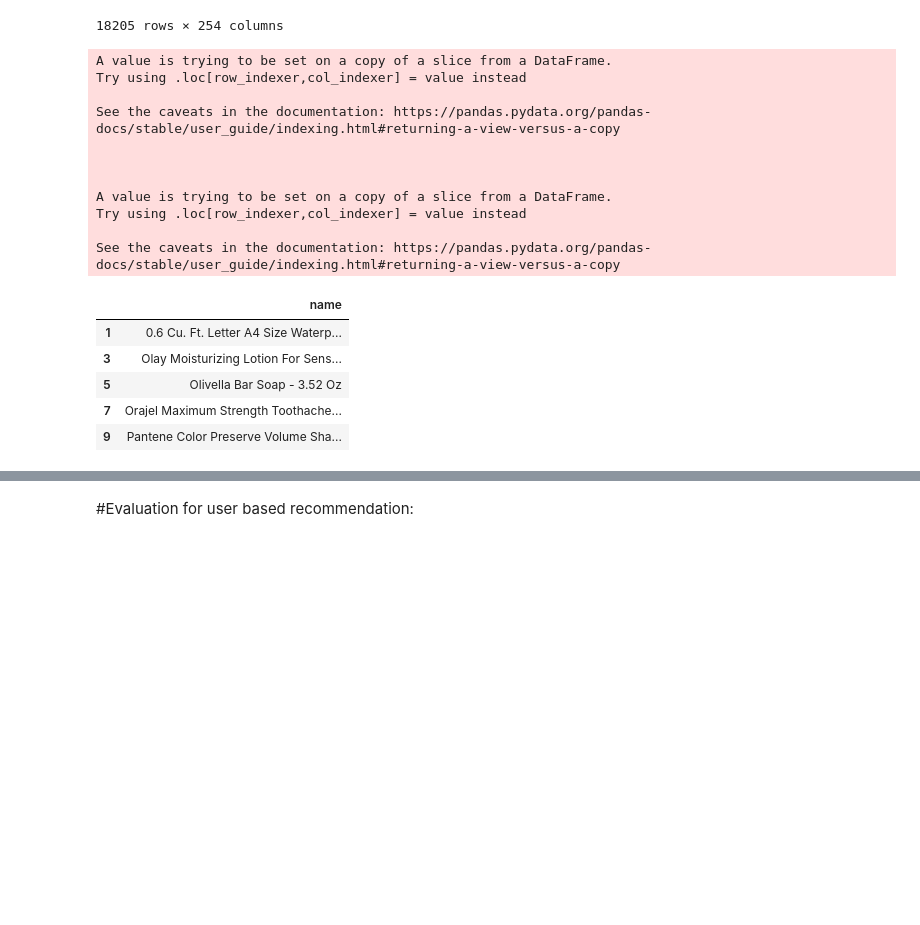
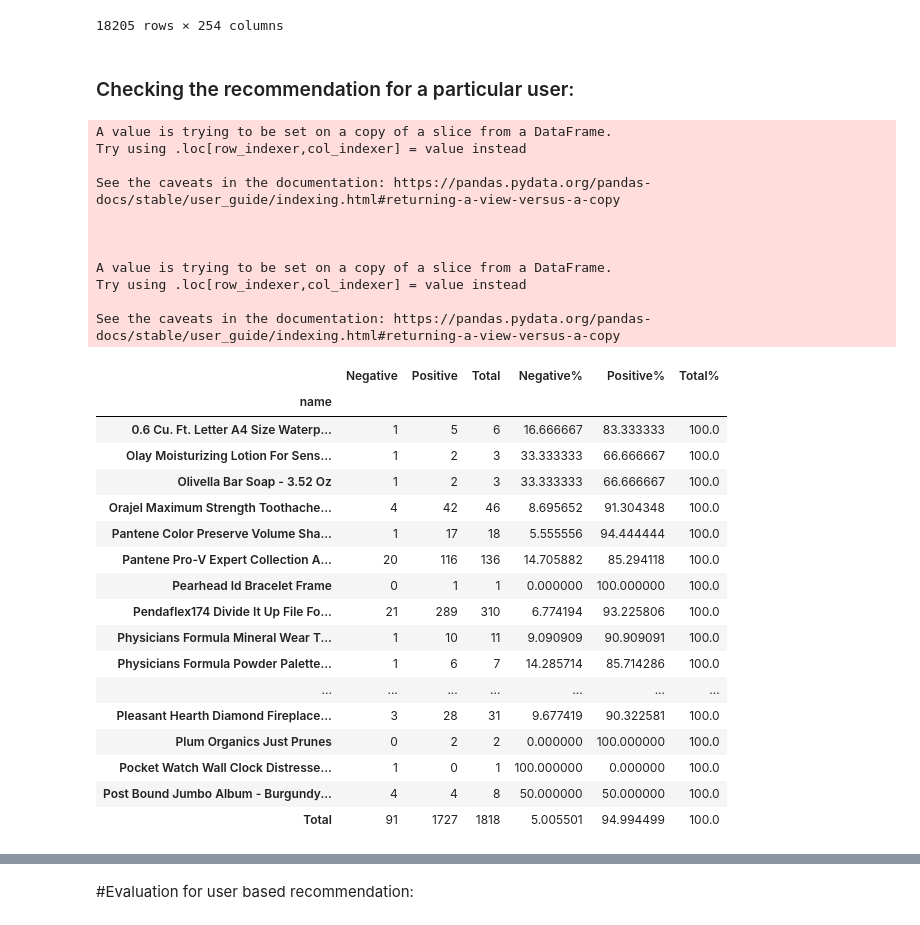
Before and after one commit to imsaptarshi91/Sentiment_Based_Product_Recommendation, a Jupyter notebook: Sentiment_based_Recommender_system.ipynb, the cells around one changed output, grey strips where cells are left out. Cells and saved outputs as stored; diff of their text form; code cells hidden in the pictures; blank space fills up the shorter version.

```diff
--- a/Sentiment_based_Recommender_system.ipynb
+++ b/Sentiment_based_Recommender_system.ipynb
@@ -1026,6 +1026,8 @@ user_final_rating  # Display the final user ratings matrix
 18205 rows × 254 columns
 # %%
 pickle.dump(user_final_rating, open(path+'user_final_rating.pkl', 'wb'))  # Save the final user ratings matrix to a pickle file
+# %% [markdown]
+### Checking the recommendation for a particular user:
 # %%
 # Function to make sentiment prediction for text input
 def model_predict(text):
@@ -1036,45 +1038,62 @@ def model_predict(text):
 
 # Select top 20 products for a specific user ('06stidriver')
 product_list = pd.DataFrame(user_final_rating.loc['06stidriver'].sort_values(ascending=False)[0:20])
 
 # Filter product data for the selected products
 product_frame = data[data.name.isin(product_list.index.tolist())]
 
 # Prepare the DataFrame with product name and reviews text
-output_df = product_frame[['name','reviews_text']]
+output_df = product_frame[['name','id','reviews_text']]
 output_df['lemmatized_text'] = output_df['reviews_text'].map(lambda text: normalize_and_lemmaize(text))  # Lemmatize reviews text
 
 # Predict the sentiment for each review
 output_df['predicted_sentiment'] = model_predict(output_df['lemmatized_text'])
 
 # Aggregate reviews count by product
-total_product = output_df.groupby(['name']).agg('count')
+top20_prod_pivot = output_df.pivot_table(index='name',
+                            columns='predicted_sentiment',
+                            values='id',aggfunc='count',
+                              fill_value=0,
+                               margins=True,
+                       margins_name='Total')
 
-# Aggregate sentiment count by product and sentiment label
-rec_df = output_df.groupby(['name','predicted_sentiment']).agg('count').reset_index()
+top20_prod_pivot.columns = ['Negative', 'Positive','Total']
 
-# Merge aggregated sentiment data with total product reviews count
-merge_df = pd.merge(rec_df, total_product['reviews_text'], on='name')
+# Normalize row-wise
+pivot_percent_row = top20_prod_pivot.div(top20_prod_pivot['Total'], axis=0) * 100
 
-#Selecting the top 5 products based on sentiment:
-top_products = pd.DataFrame(merge_df['name'][merge_df['predicted_sentiment'] == 1][:5])
+pivot_percent_row.columns = ['Negative%', 'Positive%','Total%']
 
-top_products
+top20_prod_pivot_merg = pd.merge(top20_prod_pivot,pivot_percent_row,on='name')
+
+top20_prod_pivot_merg
 # %% [output]
 A value is trying to be set on a copy of a slice from a DataFrame.
 Try using .loc[row_indexer,col_indexer] = value instead
 
 See the caveats in the documentation: https://pandas.pydata.org/pandas-docs/stable/user_guide/indexing.html#returning-a-view-versus-a-copy
 
 
 
 A value is trying to be set on a copy of a slice from a DataFrame.
 Try using .loc[row_indexer,col_indexer] = value instead
 
 See the caveats in the documentation: https://pandas.pydata.org/pandas-docs/stable/user_guide/indexing.html#returning-a-view-versus-a-copy
-|  | name |
-| 1 | 0.6 Cu. Ft. Letter A4 Size Waterp... |
-| 3 | Olay Moisturizing Lotion For Sens... |
-| 5 | Olivella Bar Soap - 3.52 Oz |
-| 7 | Orajel Maximum Strength Toothache... |
-| 9 | Pantene Color Preserve Volume Sha... |
+|  | Negative | Positive | Total | Negative% | Positive% | Total% |
+| name |  |  |  |  |  |  |
+| 0.6 Cu. Ft. Letter A4 Size Waterp... | 1 | 5 | 6 | 16.666667 | 83.333333 | 100.0 |
+| Olay Moisturizing Lotion For Sens... | 1 | 2 | 3 | 33.333333 | 66.666667 | 100.0 |
+| Olivella Bar Soap - 3.52 Oz | 1 | 2 | 3 | 33.333333 | 66.666667 | 100.0 |
+| Orajel Maximum Strength Toothache... | 4 | 42 | 46 | 8.695652 | 91.304348 | 100.0 |
+| Pantene Color Preserve Volume Sha... | 1 | 17 | 18 | 5.555556 | 94.444444 | 100.0 |
+| Pantene Pro-V Expert Collection A... | 20 | 116 | 136 | 14.705882 | 85.294118 | 100.0 |
+| Pearhead Id Bracelet Frame | 0 | 1 | 1 | 0.000000 | 100.000000 | 100.0 |
+| Pendaflex174 Divide It Up File Fo... | 21 | 289 | 310 | 6.774194 | 93.225806 | 100.0 |
+| Physicians Formula Mineral Wear T... | 1 | 10 | 11 | 9.090909 | 90.909091 | 100.0 |
+| Physicians Formula Powder Palette... | 1 | 6 | 7 | 14.285714 | 85.714286 | 100.0 |
+| ... | ... | ... | ... | ... | ... | ... |
+| Pleasant Hearth Diamond Fireplace... | 3 | 28 | 31 | 9.677419 | 90.322581 | 100.0 |
+| Plum Organics Just Prunes | 0 | 2 | 2 | 0.000000 | 100.000000 | 100.0 |
+| Pocket Watch Wall Clock Distresse... | 1 | 0 | 1 | 100.000000 | 0.000000 | 100.0 |
+| Post Bound Jumbo Album - Burgundy... | 4 | 4 | 8 | 50.000000 | 50.000000 | 100.0 |
+| Total | 91 | 1727 | 1818 | 5.005501 | 94.994499 | 100.0 |
```
Also changed, not shown: parts of 8 cells of this notebook.
